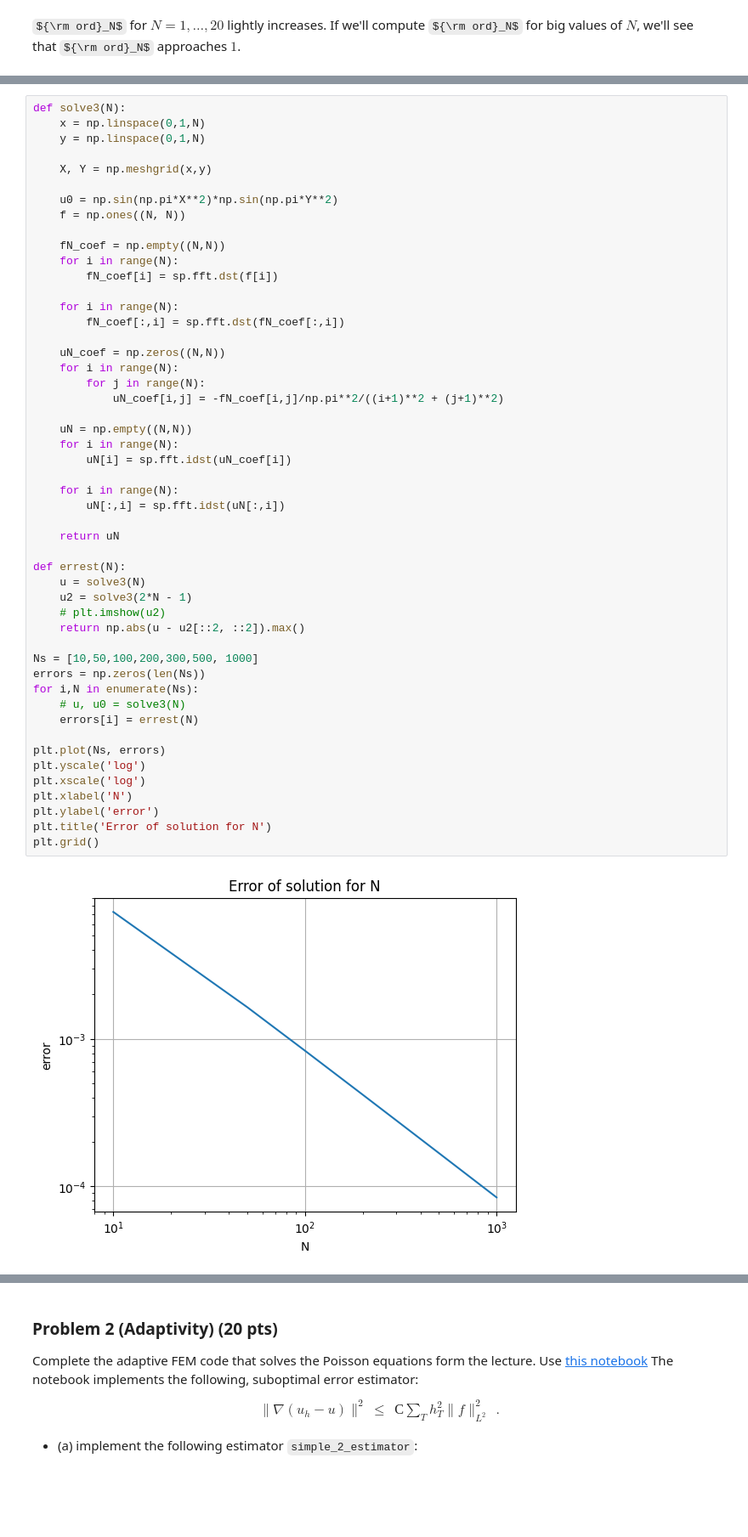
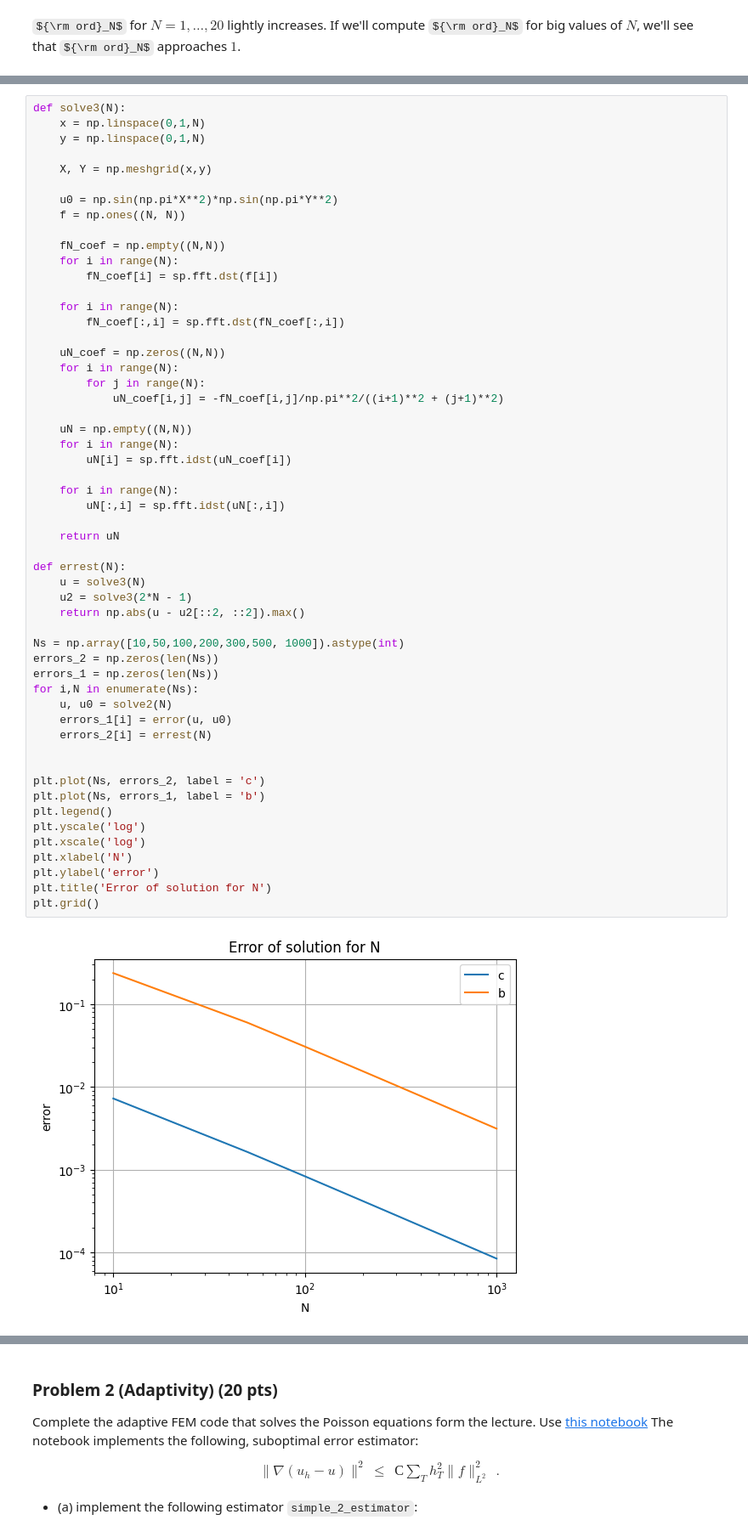
Before and after one commit to dashadem/skoltech_courses, a Jupyter notebook: NumMod/PS3_demeshko.ipynb, the cells around one changed output, grey strips where cells are left out. Shown at 85% size. Drawn from its saved outputs; the diff is of its cells as text; some formulas as TeX source; blank space fills up the shorter version.

```diff
--- a/NumMod/PS3_demeshko.ipynb
+++ b/NumMod/PS3_demeshko.ipynb
@@ -372,37 +366,41 @@ def solve3(N):
         fN_coef[:,i] = sp.fft.dst(fN_coef[:,i])
 
     uN_coef = np.zeros((N,N))
     for i in range(N):
         for j in range(N):
             uN_coef[i,j] = -fN_coef[i,j]/np.pi**2/((i+1)**2 + (j+1)**2)
 
     uN = np.empty((N,N))
     for i in range(N):
         uN[i] = sp.fft.idst(uN_coef[i])
 
     for i in range(N):
         uN[:,i] = sp.fft.idst(uN[:,i])
 
     return uN
 
 def errest(N):
     u = solve3(N)
     u2 = solve3(2*N - 1)
-    # plt.imshow(u2)
     return np.abs(u - u2[::2, ::2]).max()
 
-Ns = [10,50,100,200,300,500, 1000]
-errors = np.zeros(len(Ns))
+Ns = np.array([10,50,100,200,300,500, 1000]).astype(int)
+errors_2 = np.zeros(len(Ns))
+errors_1 = np.zeros(len(Ns))
 for i,N in enumerate(Ns):
-    # u, u0 = solve3(N)
-    errors[i] = errest(N)
+    u, u0 = solve2(N)
+    errors_1[i] = error(u, u0)
+    errors_2[i] = errest(N)
 
-plt.plot(Ns, errors)
+
+plt.plot(Ns, errors_2, label = 'c')
+plt.plot(Ns, errors_1, label = 'b')
+plt.legend()
 plt.yscale('log')
 plt.xscale('log')
 plt.xlabel('N')
 plt.ylabel('error')
 plt.title('Error of solution for N')
 plt.grid()
 # %% [output]
-[figure, old version]
+[figure, new version]
```
Also changed, not shown: parts of 6 cells of this notebook, 1 other file.
